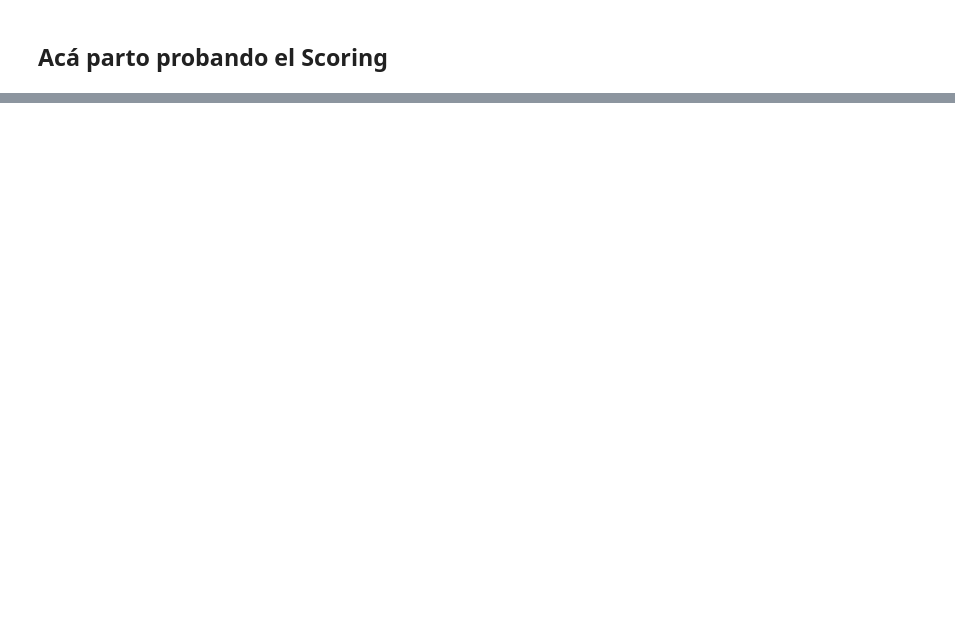
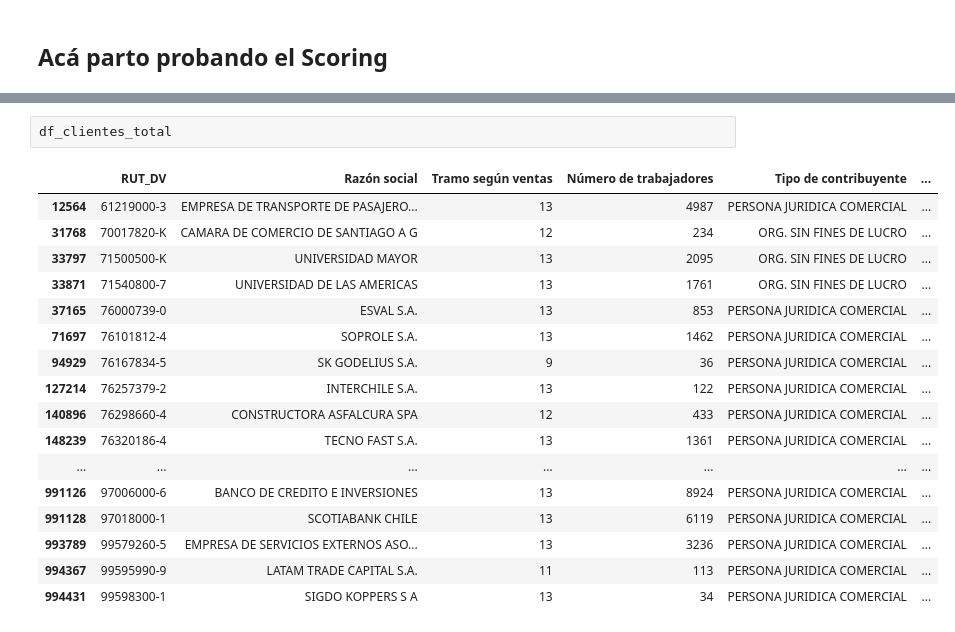
Before and after one commit to jpzepedanunez/Plutto-AutoOutbound, a Jupyter notebook: Sii folder/SII.ipynb, the cells around one changed output, grey strips where cells are left out. Cells and saved outputs as stored; diff of their text form; blank space fills up the shorter version.

```diff
--- a/Sii folder/SII.ipynb
+++ b/Sii folder/SII.ipynb
@@ -375 +389,21 @@ df_clientes_rut
+# %%
+df_clientes_total
+# %% [output]
+|  | RUT_DV | Razón social | Tramo según ventas | Número de trabajadores | Tipo de contribuyente | ... |
+| 12564 | 61219000-3 | EMPRESA DE TRANSPORTE DE PASAJERO... | 13 | 4987 | PERSONA JURIDICA COMERCIAL | ... |
+| 31768 | 70017820-K | CAMARA DE COMERCIO DE SANTIAGO A G | 12 | 234 | ORG. SIN FINES DE LUCRO | ... |
+| 33797 | 71500500-K | UNIVERSIDAD MAYOR | 13 | 2095 | ORG. SIN FINES DE LUCRO | ... |
+| 33871 | 71540800-7 | UNIVERSIDAD DE LAS AMERICAS | 13 | 1761 | ORG. SIN FINES DE LUCRO | ... |
+| 37165 | 76000739-0 | ESVAL S.A. | 13 | 853 | PERSONA JURIDICA COMERCIAL | ... |
+| 71697 | 76101812-4 | SOPROLE S.A. | 13 | 1462 | PERSONA JURIDICA COMERCIAL | ... |
+| 94929 | 76167834-5 | SK GODELIUS S.A. | 9 | 36 | PERSONA JURIDICA COMERCIAL | ... |
+| 127214 | 76257379-2 | INTERCHILE S.A. | 13 | 122 | PERSONA JURIDICA COMERCIAL | ... |
+| 140896 | 76298660-4 | CONSTRUCTORA ASFALCURA SPA | 12 | 433 | PERSONA JURIDICA COMERCIAL | ... |
+| 148239 | 76320186-4 | TECNO FAST S.A. | 13 | 1361 | PERSONA JURIDICA COMERCIAL | ... |
+| ... | ... | ... | ... | ... | ... | ... |
+| 991126 | 97006000-6 | BANCO DE CREDITO E INVERSIONES | 13 | 8924 | PERSONA JURIDICA COMERCIAL | ... |
+| 991128 | 97018000-1 | SCOTIABANK CHILE | 13 | 6119 | PERSONA JURIDICA COMERCIAL | ... |
+| 993789 | 99579260-5 | EMPRESA DE SERVICIOS EXTERNOS ASO... | 13 | 3236 | PERSONA JURIDICA COMERCIAL | ... |
+| 994367 | 99595990-9 | LATAM TRADE CAPITAL S.A. | 11 | 113 | PERSONA JURIDICA COMERCIAL | ... |
+| 994431 | 99598300-1 | SIGDO KOPPERS S A | 13 | 34 | PERSONA JURIDICA COMERCIAL | ... |
 # %%
```
Also changed, not shown: parts of 7 cells of this notebook, 2 other files.
